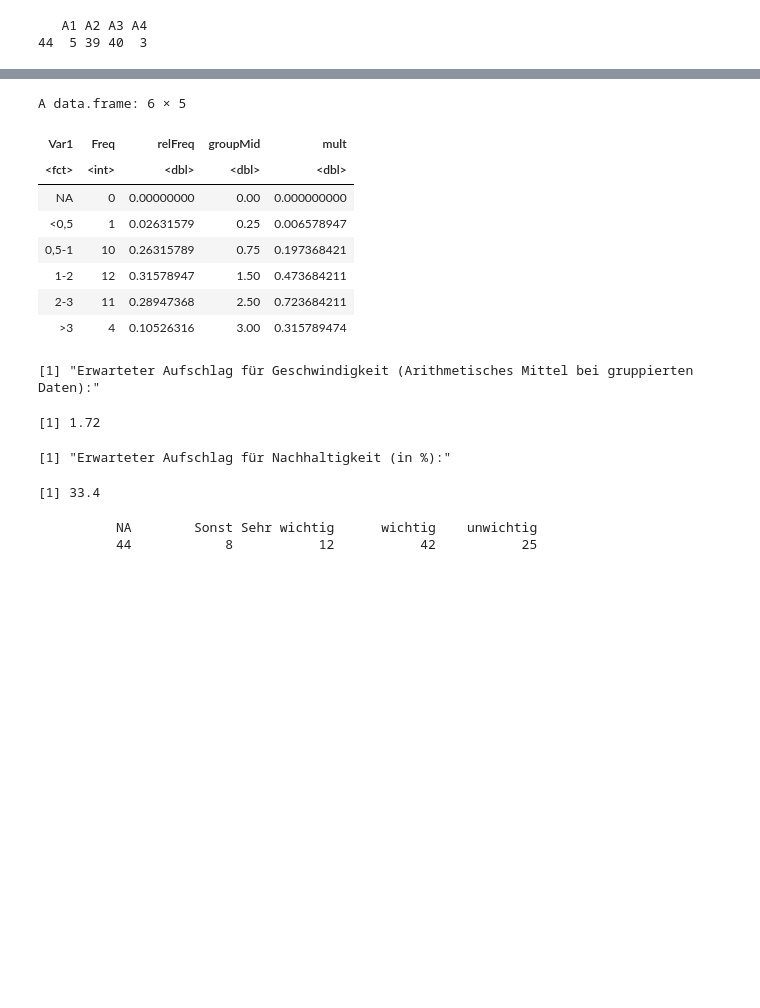
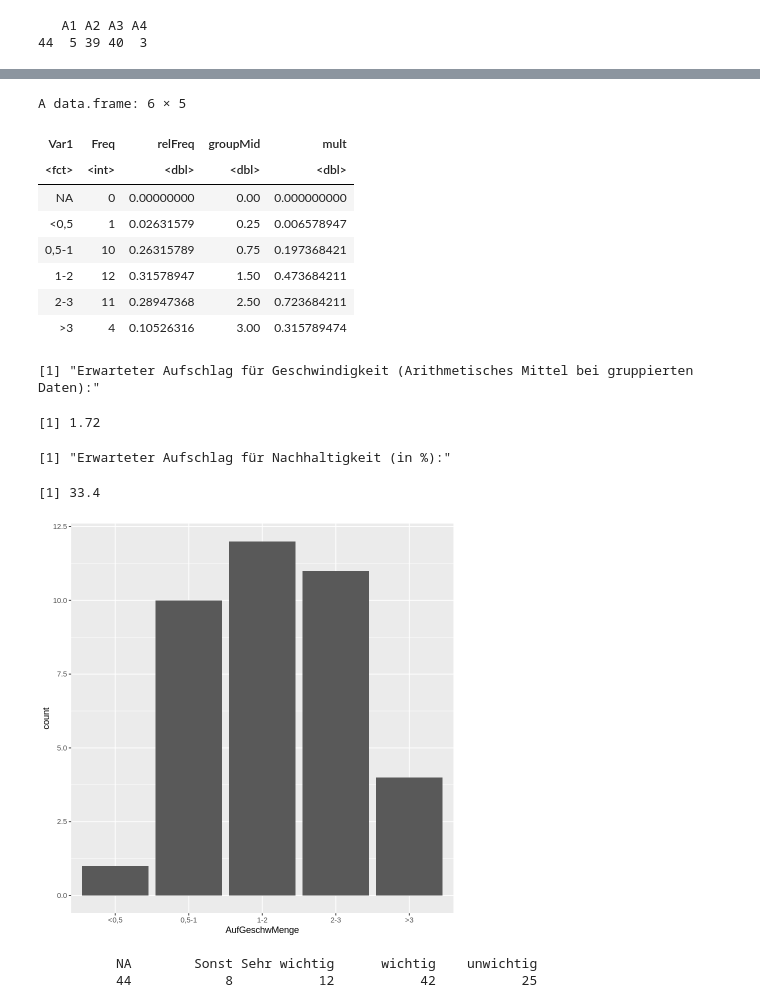
Before and after one commit to MaximeBonnin/DataScience4Entrepreneurs, a Jupyter notebook: Auswertung.ipynb, the cells around one changed output, grey strips where cells are left out. Drawn from its saved outputs; the diff is of its cells as text; code cells hidden in the pictures; blank space fills up the shorter version.

```diff
--- a/Auswertung.ipynb
+++ b/Auswertung.ipynb
@@ -225,34 +235,34 @@ round(vltInteressiert)
 # %%
 # Analyse von Aufschlag für Geschwindigkeit (Menge)
 df$AufGeschwMenge <- as.factor(df$AufGeschwMenge)
 levels(df$AufGeschwMenge) <- c("NA","<0,5", "0,5-1", "1-2","2-3",">3")
 t <- as.data.frame(table(subset(df, AufGeschwMenge!="NA")$AufGeschwMenge))
 n <- sum(df$AufGeschwMenge != "NA")
 t$relFreq <- t$Freq/n
 t$groupMid <- c(0, 0.25, 0.75, 1.5, 2.5, 3)
 t$mult <- t$relFreq*t$groupMid
 t
 print("Erwarteter Aufschlag für Geschwindigkeit (Arithmetisches Mittel bei gruppierten Daten):")
 aufGes <- round(sum(t$mult), 2)
 aufGes
 print("Erwarteter Aufschlag für Nachhaltigkeit (in %):")
 round(aufGes/mittelPreisBisher*100, 2)
-
-# ggplot(subset(df, AufGeschwMenge!="NA"), aes(AufGeschwMenge)) + geom_bar()
+ggplot(subset(df, AufGeschwMenge!="NA"), aes(AufGeschwMenge)) + geom_bar()
 # %% [output]
 A data.frame: 6 × 5
 | Var1 | Freq | relFreq | groupMid | mult |
 | <fct> | <int> | <dbl> | <dbl> | <dbl> |
 | NA | 0 | 0.00000000 | 0.00 | 0.000000000 |
 | <0,5 | 1 | 0.02631579 | 0.25 | 0.006578947 |
 | 0,5-1 | 10 | 0.26315789 | 0.75 | 0.197368421 |
 | 1-2 | 12 | 0.31578947 | 1.50 | 0.473684211 |
 | 2-3 | 11 | 0.28947368 | 2.50 | 0.723684211 |
 | >3 | 4 | 0.10526316 | 3.00 | 0.315789474 |
 [1] "Erwarteter Aufschlag für Geschwindigkeit (Arithmetisches Mittel bei gruppierten Daten):"
 [1] 1.72
 [1] "Erwarteter Aufschlag für Nachhaltigkeit (in %):"
 [1] 33.4
+[figure, added]
 # %%
 # Versicherung
 df$Versicherung <- as.factor(df$Versicherung)
```
Also changed, not shown: parts of 7 cells of this notebook.
